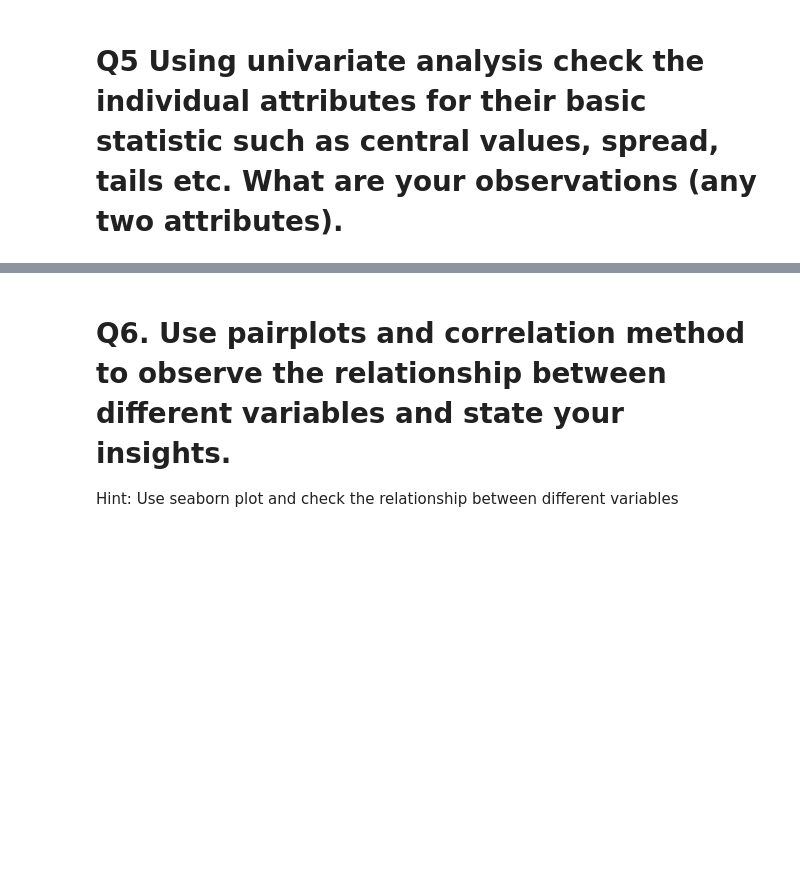
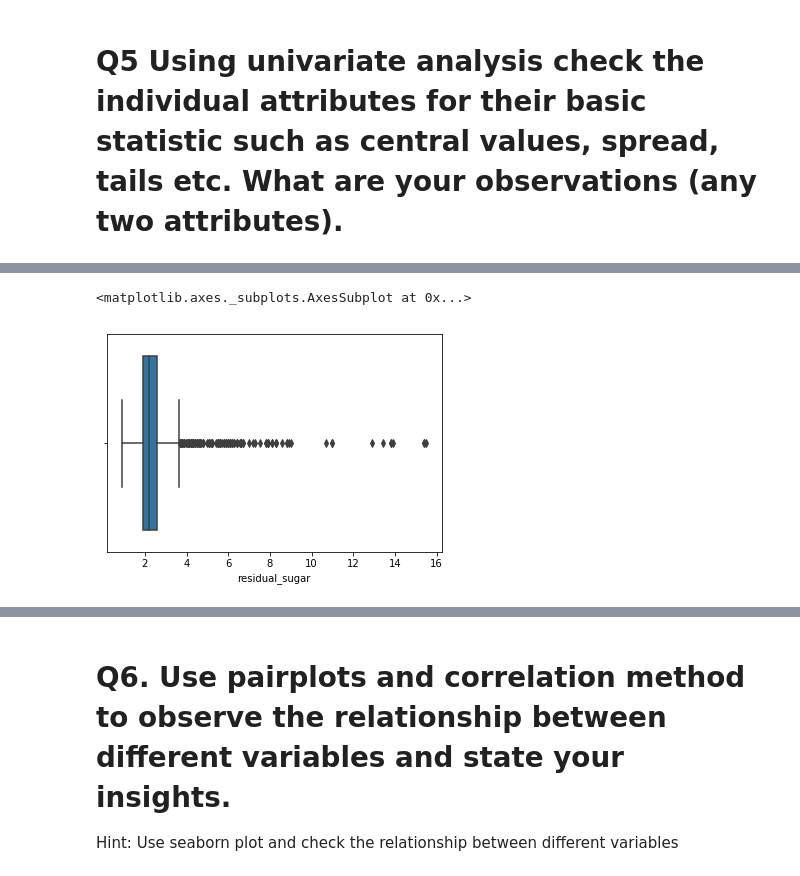
Before and after one commit to GreatLearningAIML1/chennai-aug-batch-senthilvelavan, a Jupyter notebook: Residency3-External/R3-External Lab-Wine.ipynb, the cells around one changed output, grey strips where cells are left out. Saved outputs shown, nothing was run; the diff lists cells and outputs as text; code cells hidden in the pictures; blank space fills up the shorter version.

```diff
--- a/Residency3-External/R3-External Lab-Wine.ipynb
+++ b/Residency3-External/R3-External Lab-Wine.ipynb
@@ -127,0 +178,5 @@ for column in wine_df.columns:
+# %%
+sns.boxplot(wine_df['residual_sugar'])
+# %% [output]
+<matplotlib.axes._subplots.AxesSubplot at 0x...>
+[figure, added]
```
Also changed, not shown: parts of 28 cells of this notebook, 1 other file.
